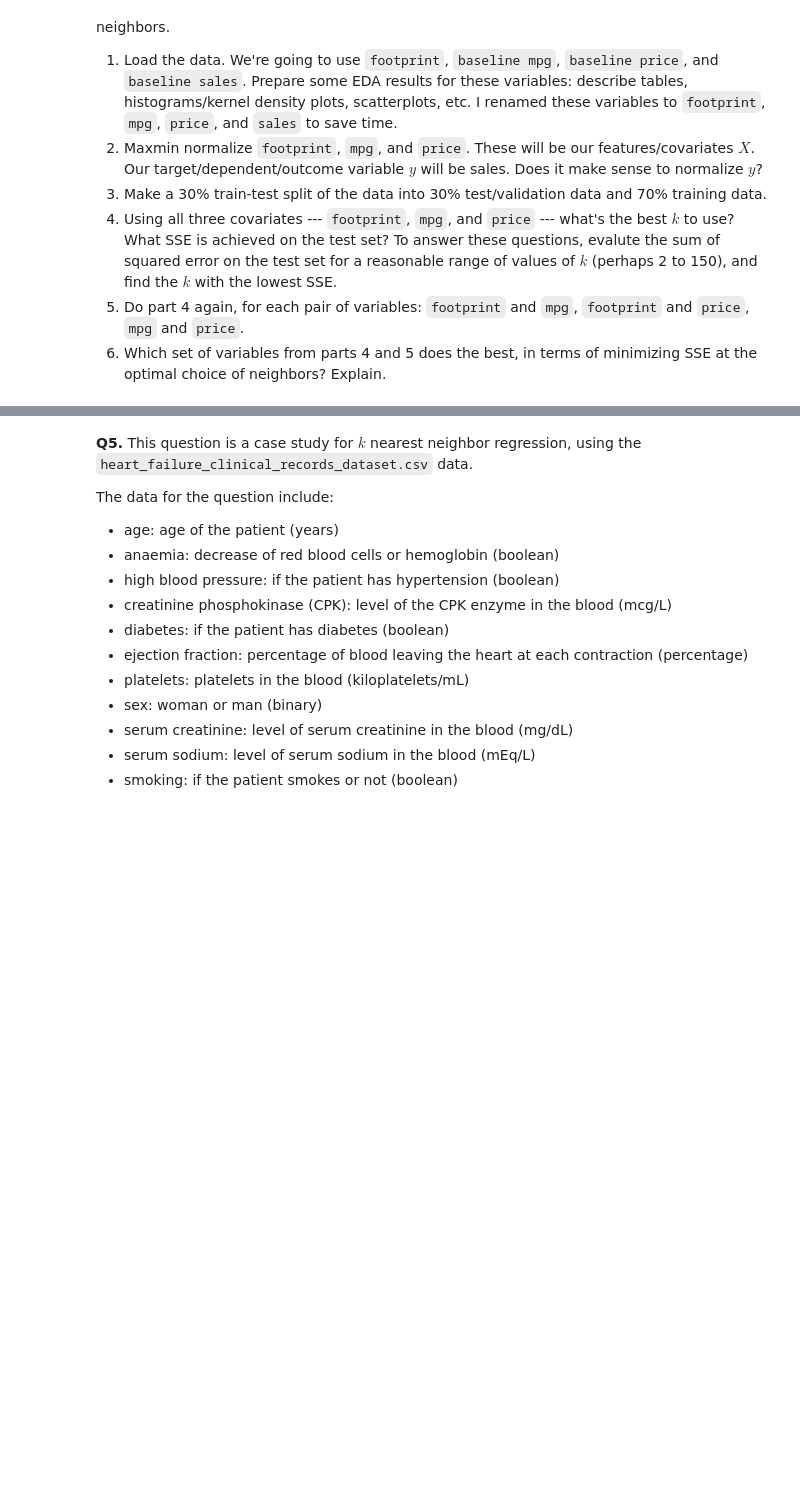
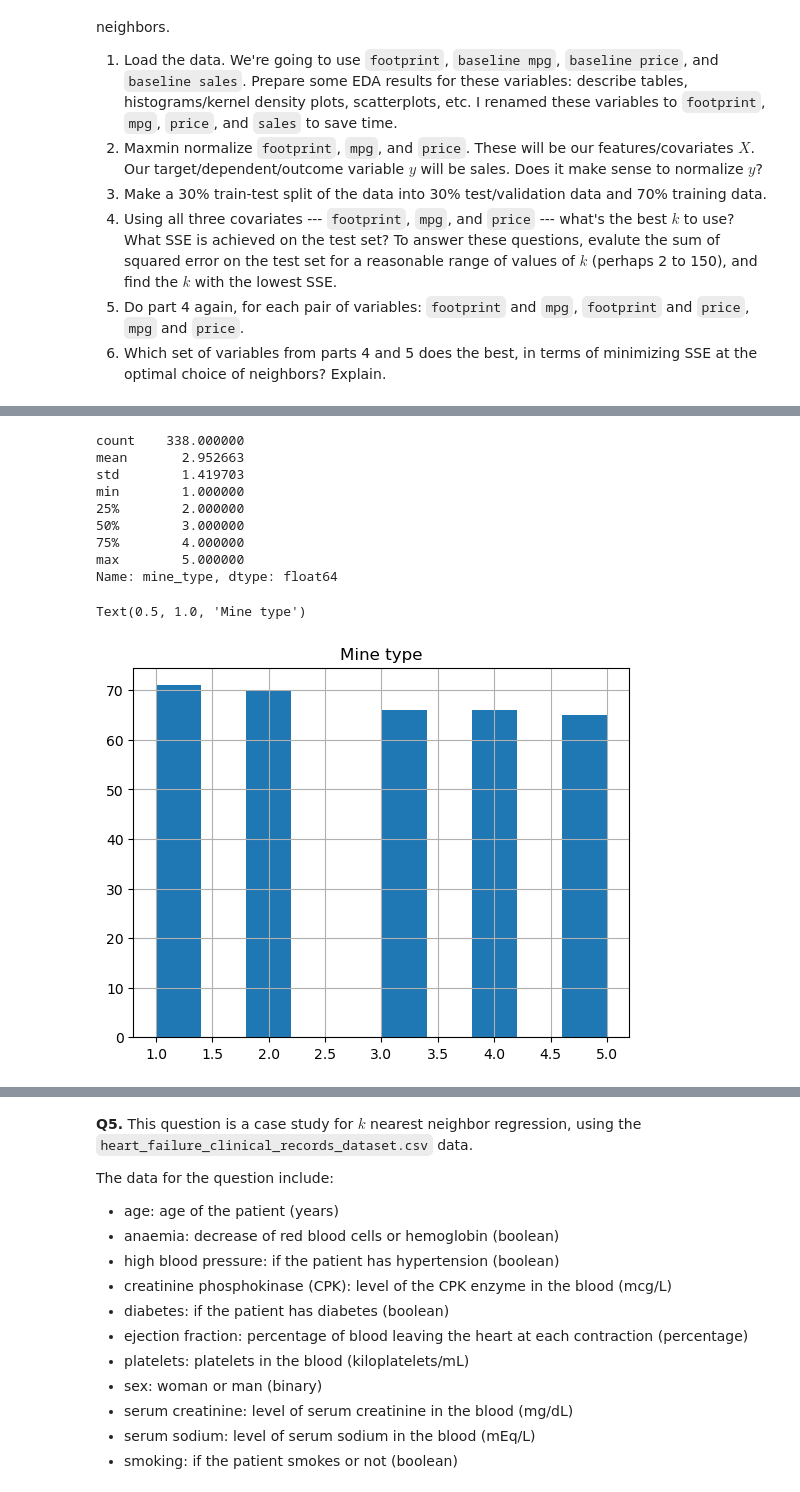
Before and after one commit to 22ai/ds3001-knn, a Jupyter notebook: assignment_knn.ipynb, the cells around one changed output, grey strips where cells are left out. Drawn from its saved outputs; the diff is of its cells as text; code cells hidden in the pictures; blank space fills up the shorter version.

```diff
--- a/assignment_knn.ipynb
+++ b/assignment_knn.ipynb
@@ -169,0 +250,16 @@ The data consists of a label, `mine_type`, taking integer values 1 to 5, and thr
+# %%
+print(df['mine_type'].describe(), '\n')
+df['mine_type'].hist()
+plt.title('Mine type') # Is there a codebook somewhere?
+# %% [output]
+count    338.000000
+mean       2.952663
+std        1.419703
+min        1.000000
+25%        2.000000
+50%        3.000000
+75%        4.000000
+max        5.000000
+Name: mine_type, dtype: float64
+Text(0.5, 1.0, 'Mine type')
+[figure, added]
```
Also changed, not shown: parts of 22 cells of this notebook.
